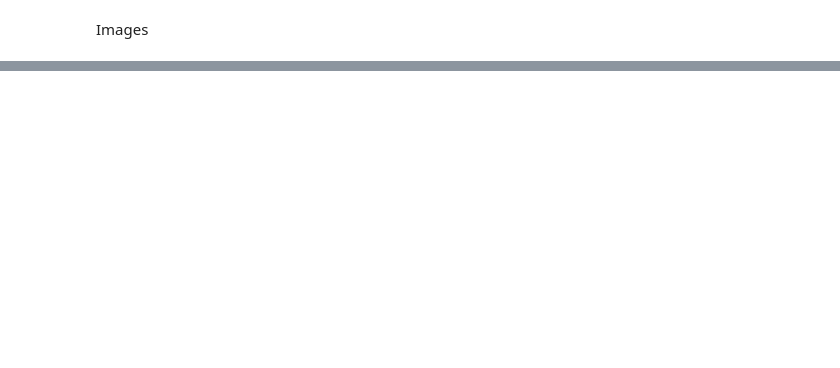
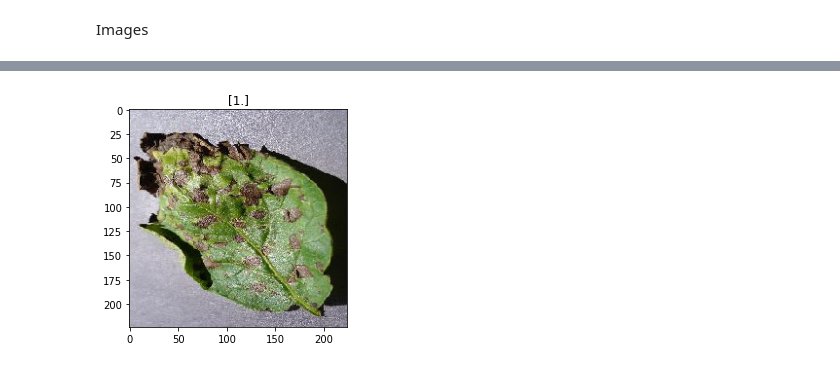
Before and after one commit to adarshnitt/Deep-Learning-Models, a Jupyter notebook: Potatao_Disease_Classification.ipynb, the cells around one changed output, grey strips where cells are left out. Drawn from its saved outputs; the diff is of its cells as text; code cells hidden in the pictures; blank space fills up the shorter version.

```diff
--- a/Potatao_Disease_Classification.ipynb
+++ b/Potatao_Disease_Classification.ipynb
@@ -384,0 +455,14 @@ plt.imshow(a1)
+# %%
+# framing a function to predict
+def final_predict(path):
+  img=load_img(path,target_size=(224,224))
+  img_arr=img_to_array(img)
+  fin=np.expand_dims(img_arr,axis=0)
+  out=model.predict(fin)
+  plt.imshow(img)
+  plt.title(out[0])
+  pass
+# %%
+final_predict(p11)
+# %% [output]
+[figure, added]
```
Also changed, not shown: parts of 20 cells of this notebook.
